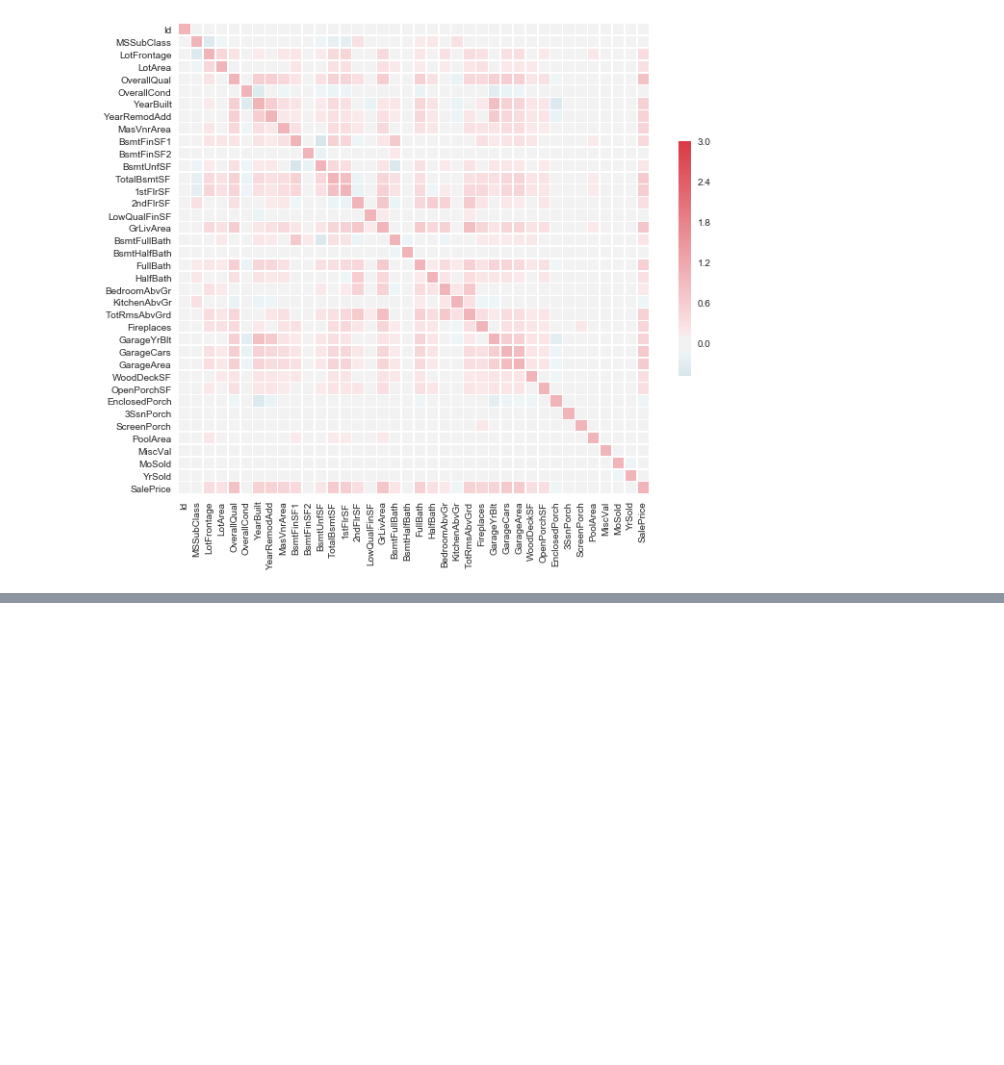
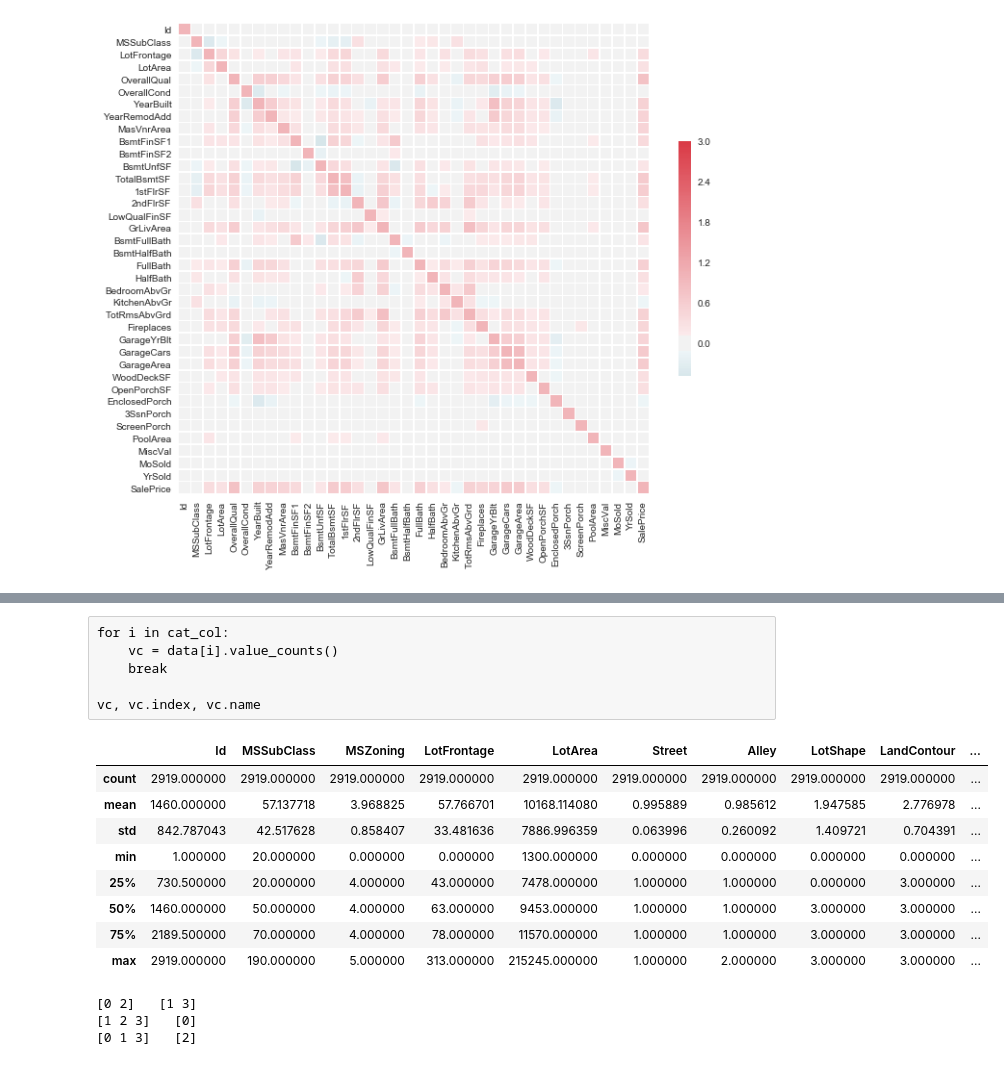
Before and after one commit to Shangsrs/NLPAssignments, a Jupyter notebook: Optional/开课吧-数据竞赛-20191117/House Prices Advanced Regression Techniques/Test.ipynb, the cells around one changed output, grey strips where cells are left out. Cells and saved outputs as stored; diff of their text form; code cells hidden in the pictures; blank space fills up the shorter version.

```diff
--- a/Optional/开课吧-数据竞赛-20191117/House Prices Advanced Regression Techniques/Test.ipynb
+++ b/Optional/开课吧-数据竞赛-20191117/House Prices Advanced Regression Techniques/Test.ipynb
@@ -108,3 +108,7 @@ sns.heatmap(corr, cmap=cmap, vmax=3, center=0, square=True, linewidths=.5, cbar_
 plt.show()
 # %% [output]
 [figure]
+# %%
+features = [i for i in train.columns if i not in ['Id', 'SalePrice']]
+cat_col = [i for i in train.select_dtypes('object') if i not in ['Id', 'SalePrice']]
+len(features), len(cat_col)
@@ -110,0 +117,3 @@ plt.show()
+# %%
+test['SalePrice'] = -1
+data = train.append(test).reset_index(drop=True)
@@ -110,0 +147,11 @@ plt.show()
+# %%
+#填充NULL值
+for i in features:
+    if data[i].isnull().sum() != 0:
+        if i in cat_col:
+            data[i] = data[i].fillna('None')
+        else:
+            data[i] = data[i].fillna(0)
+#分类对象处理
+for i in cat_col:
+    data[i] = LabelEncoder().fit_transform(data[i])
@@ -110,0 +174,6 @@ plt.show()
+# %% [raw]
+for i in cat_col:
+    vc = data[i].value_counts()
+    break
+
+vc, vc.index, vc.name
@@ -110,0 +207,12 @@ plt.show()
+# %%
+data.describe()
+# %% [output]
+|  | Id | MSSubClass | MSZoning | LotFrontage | LotArea | Street | Alley | LotShape | LandContour | ... |
+| count | 2919.000000 | 2919.000000 | 2919.000000 | 2919.000000 | 2919.000000 | 2919.000000 | 2919.000000 | 2919.000000 | 2919.000000 | ... |
+| mean | 1460.000000 | 57.137718 | 3.968825 | 57.766701 | 10168.114080 | 0.995889 | 0.985612 | 1.947585 | 2.776978 | ... |
+| std | 842.787043 | 42.517628 | 0.858407 | 33.481636 | 7886.996359 | 0.063996 | 0.260092 | 1.409721 | 0.704391 | ... |
+| min | 1.000000 | 20.000000 | 0.000000 | 0.000000 | 1300.000000 | 0.000000 | 0.000000 | 0.000000 | 0.000000 | ... |
+| 25% | 730.500000 | 20.000000 | 4.000000 | 43.000000 | 7478.000000 | 1.000000 | 1.000000 | 0.000000 | 3.000000 | ... |
+| 50% | 1460.000000 | 50.000000 | 4.000000 | 63.000000 | 9453.000000 | 1.000000 | 1.000000 | 3.000000 | 3.000000 | ... |
+| 75% | 2189.500000 | 70.000000 | 4.000000 | 78.000000 | 11570.000000 | 1.000000 | 1.000000 | 3.000000 | 3.000000 | ... |
+| max | 2919.000000 | 190.000000 | 5.000000 | 313.000000 | 215245.000000 | 1.000000 | 2.000000 | 3.000000 | 3.000000 | ... |
@@ -110,0 +229,9 @@ plt.show()
+# %%
+kfold = KFold(n_splits=3, shuffle=True)
+
+for i, j in kfold.split(X):
+    print(i, ' ', j)
+# %% [output]
+[0 2]   [1 3]
+[1 2 3]   [0]
+[0 1 3]   [2]
```
Also changed, not shown: parts of 12 cells of this notebook, 10 other files.
